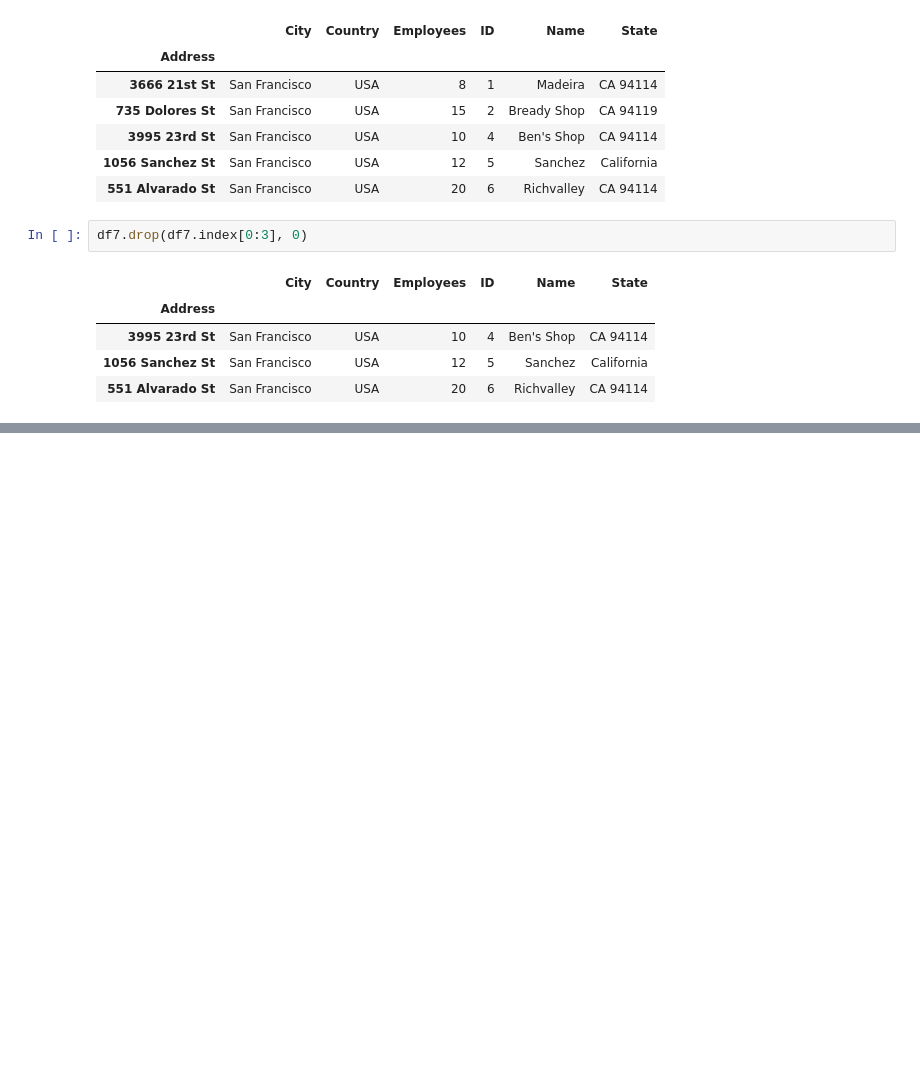
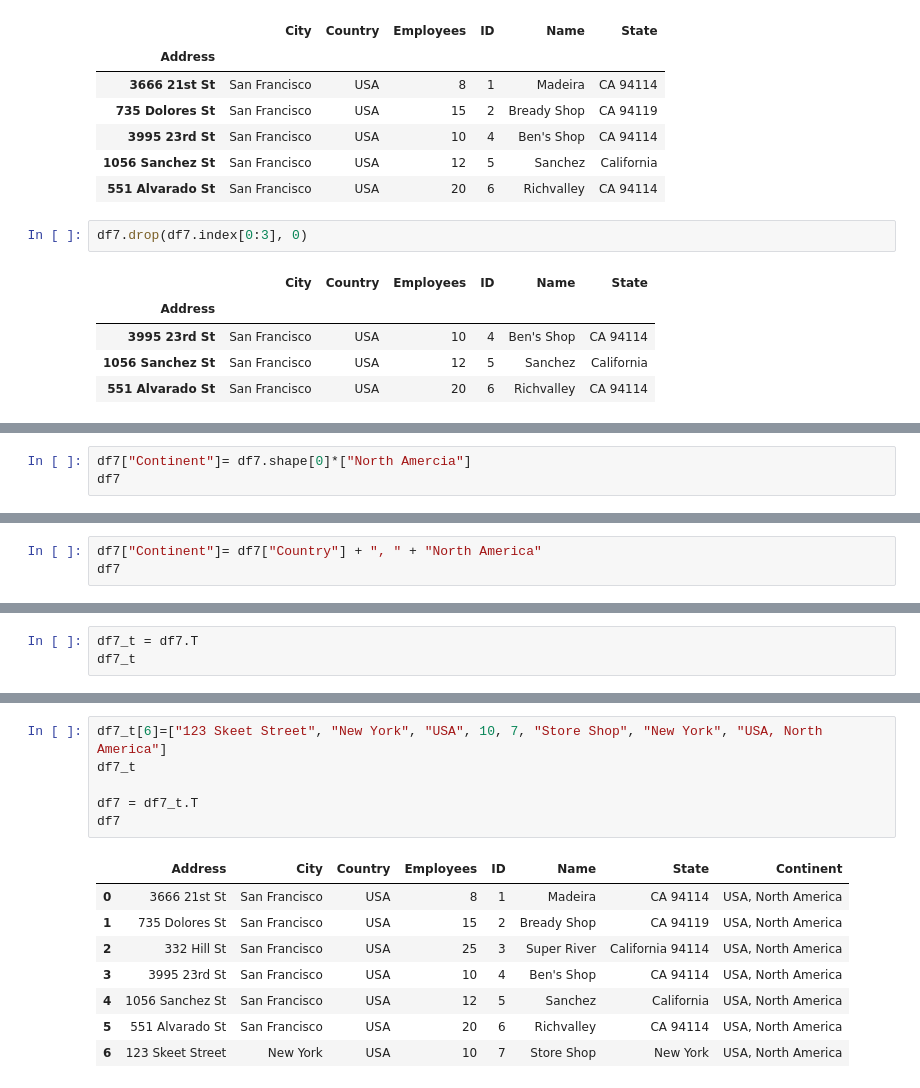
Before and after one commit to ChristopherStavros/PythonTest, a Jupyter notebook: Projects/10RWP/S6-DataWithPandas/Testings.ipynb, the cells around one changed output, grey strips where cells are left out. Drawn from its saved outputs; the diff is of its cells as text; blank space fills up the shorter version.

```diff
--- a/Projects/10RWP/S6-DataWithPandas/Testings.ipynb
+++ b/Projects/10RWP/S6-DataWithPandas/Testings.ipynb
@@ -212,0 +226,3 @@ df7.drop(df7.columns[0:3], 1)
+# %%
+df7["Continent"]= df7.shape[0]*["North Amercia"]
+df7
@@ -212,0 +241,3 @@ df7.drop(df7.columns[0:3], 1)
+# %%
+df7["Continent"]= df7["Country"] + ", " + "North America"
+df7
@@ -212,0 +252,3 @@ df7.drop(df7.columns[0:3], 1)
+# %%
+df7_t = df7.T
+df7_t
@@ -212,0 +265,15 @@ df7.drop(df7.columns[0:3], 1)
+# %%
+df7_t[6]=["123 Skeet Street", "New York", "USA", 10, 7, "Store Shop", "New York", "USA, North America"]
+df7_t
+
+df7 = df7_t.T
+df7
+# %% [output]
+|  | Address | City | Country | Employees | ID | Name | State | Continent |
+| 0 | 3666 21st St | San Francisco | USA | 8 | 1 | Madeira | CA 94114 | USA, North America |
+| 1 | 735 Dolores St | San Francisco | USA | 15 | 2 | Bready Shop | CA 94119 | USA, North America |
+| 2 | 332 Hill St | San Francisco | USA | 25 | 3 | Super River | California 94114 | USA, North America |
+| 3 | 3995 23rd St | San Francisco | USA | 10 | 4 | Ben's Shop | CA 94114 | USA, North America |
+| 4 | 1056 Sanchez St | San Francisco | USA | 12 | 5 | Sanchez | California | USA, North America |
+| 5 | 551 Alvarado St | San Francisco | USA | 20 | 6 | Richvalley | CA 94114 | USA, North America |
+| 6 | 123 Skeet Street | New York | USA | 10 | 7 | Store Shop | New York | USA, North America |
```
Also changed, not shown: parts of 9 cells of this notebook, 7 other files.
